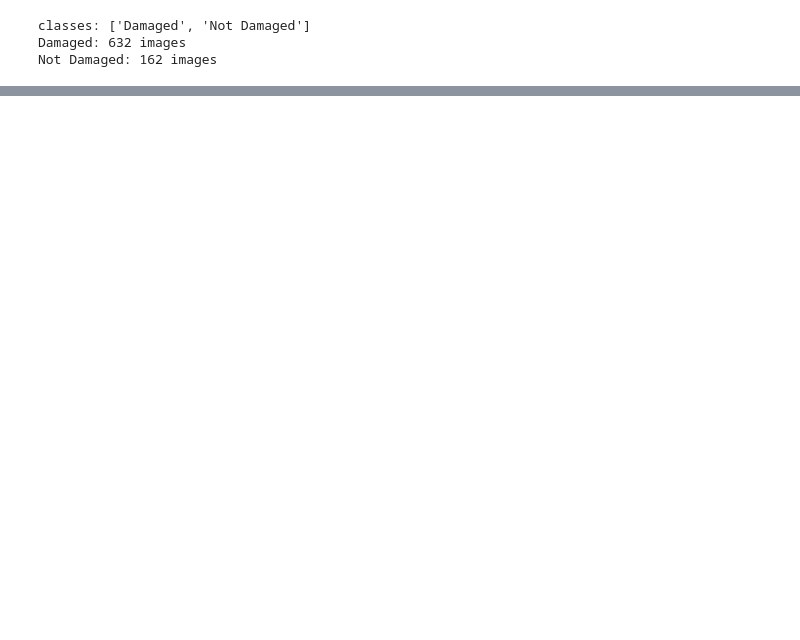
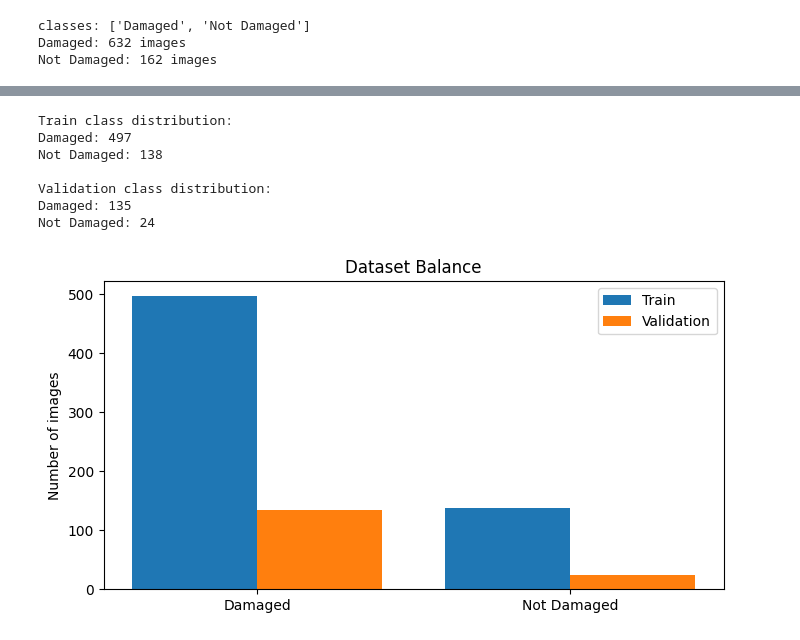
Before and after one commit to tuandung1625/Deep-learning---egg-detection, a Jupyter notebook: Model/nqminh/modeleggclassification-v1.ipynb, the cells around one changed output, grey strips where cells are left out. Cells and saved outputs as stored; diff of their text form; code cells hidden in the pictures; blank space fills up the shorter version.

```diff
--- a/Model/nqminh/modeleggclassification-v1.ipynb
+++ b/Model/nqminh/modeleggclassification-v1.ipynb
@@ -155,0 +230,42 @@ Validation Accuracy: 98.74%
+# %%
+from collections import Counter
+import matplotlib.pyplot as plt
+
+# Get the class names
+class_names = full_dataset.classes
+
+# Map subset indices to actual class labels
+train_labels = [full_dataset.targets[i] for i in train_dataset.indices]
+val_labels = [full_dataset.targets[i] for i in val_dataset.indices]
+
+# Count number of samples per class
+train_counts = Counter(train_labels)
+val_counts = Counter(val_labels)
+
+print("Train class distribution:")
+for i, count in train_counts.items():
+    print(f"{class_names[i]}: {count}")
+
+print("\nValidation class distribution:")
+for i, count in val_counts.items():
+    print(f"{class_names[i]}: {count}")
+
+# --- Optional visualization ---
+plt.figure(figsize=(8,4))
+x = range(len(class_names))
+plt.bar([i - 0.2 for i in x], [train_counts[i] for i in x], width=0.4, label='Train')
+plt.bar([i + 0.2 for i in x], [val_counts[i] for i in x], width=0.4, label='Validation')
+plt.xticks(x, class_names)
+plt.ylabel('Number of images')
+plt.title('Dataset Balance')
+plt.legend()
+plt.show()
+# %% [output]
+Train class distribution:
+Damaged: 497
+Not Damaged: 138
+
+Validation class distribution:
+Damaged: 135
+Not Damaged: 24
+[figure, added]
```
Also changed, not shown: parts of 6 cells of this notebook.
